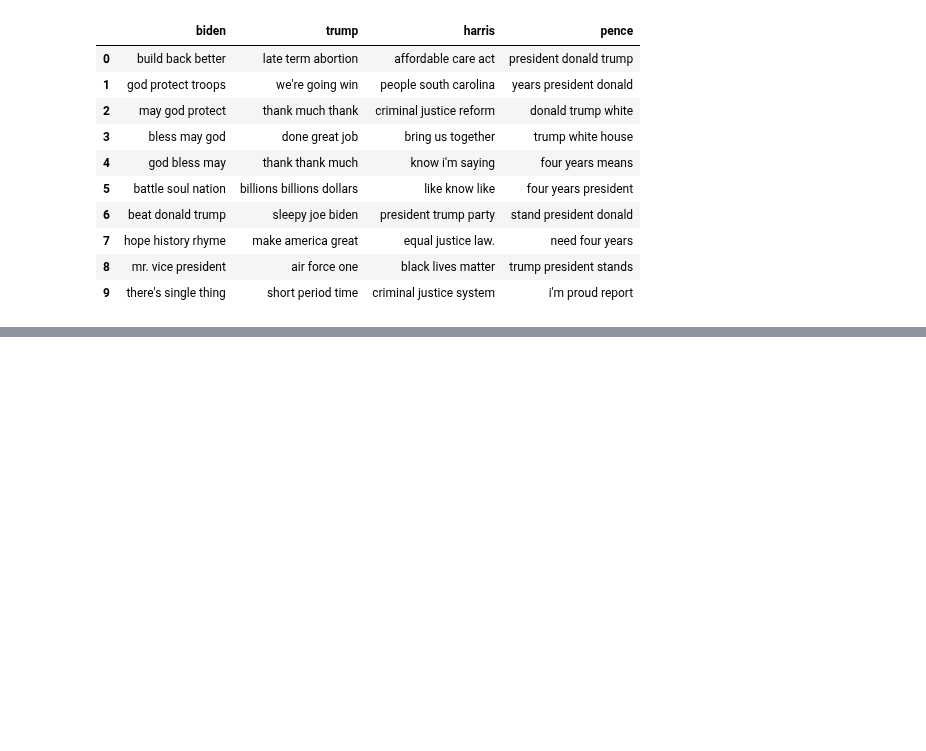
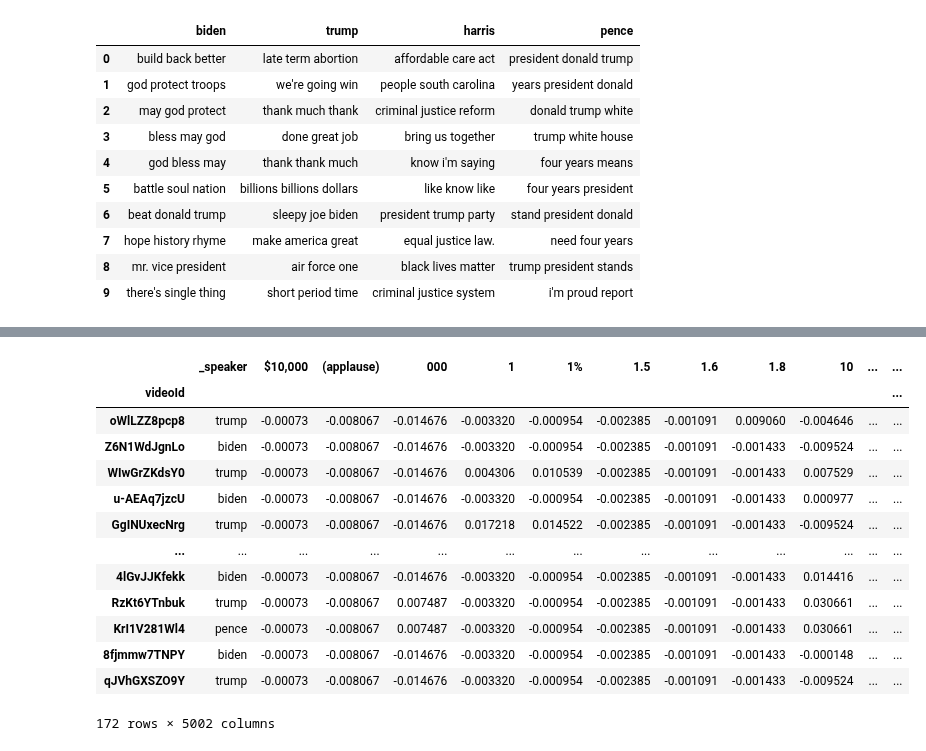
Before and after one commit to kfinity/capstone-speeches, a Jupyter notebook: top_tfidf_with_ngrams.ipynb, the cells around one changed output, grey strips where cells are left out. Drawn from its saved outputs; the diff is of its cells as text; code cells hidden in the pictures; blank space fills up the shorter version.

```diff
--- a/top_tfidf_with_ngrams.ipynb
+++ b/top_tfidf_with_ngrams.ipynb
@@ -696,0 +740,20 @@ top10
+# %%
+tfidf_df = tfidf_df.reset_index().set_index('videoId')
+tfidf_df['vdate'] = tfidf_df.apply(lambda x: bow.loc[x.name].date, 1)
+# %%
+tfidf_df
+# %% [output]
+|  | _speaker | $10,000 | (applause) | 000 | 1 | 1% | 1.5 | 1.6 | 1.8 | 10 | ... | ... |
+| videoId |  |  |  |  |  |  |  |  |  |  |  | ... |
+| oWlLZZ8pcp8 | trump | -0.00073 | -0.008067 | -0.014676 | -0.003320 | -0.000954 | -0.002385 | -0.001091 | 0.009060 | -0.004646 | ... | ... |
+| Z6N1WdJgnLo | biden | -0.00073 | -0.008067 | -0.014676 | -0.003320 | -0.000954 | -0.002385 | -0.001091 | -0.001433 | -0.009524 | ... | ... |
+| WIwGrZKdsY0 | trump | -0.00073 | -0.008067 | -0.014676 | 0.004306 | 0.010539 | -0.002385 | -0.001091 | -0.001433 | 0.007529 | ... | ... |
+| u-AEAq7jzcU | biden | -0.00073 | -0.008067 | -0.014676 | -0.003320 | -0.000954 | -0.002385 | -0.001091 | -0.001433 | 0.000977 | ... | ... |
+| GgINUxecNrg | trump | -0.00073 | -0.008067 | -0.014676 | 0.017218 | 0.014522 | -0.002385 | -0.001091 | -0.001433 | -0.009524 | ... | ... |
+| ... | ... | ... | ... | ... | ... | ... | ... | ... | ... | ... | ... | ... |
+| 4lGvJJKfekk | biden | -0.00073 | -0.008067 | -0.014676 | -0.003320 | -0.000954 | -0.002385 | -0.001091 | -0.001433 | 0.014416 | ... | ... |
+| RzKt6YTnbuk | trump | -0.00073 | -0.008067 | 0.007487 | -0.003320 | -0.000954 | -0.002385 | -0.001091 | -0.001433 | 0.030661 | ... | ... |
+| KrI1V281Wl4 | pence | -0.00073 | -0.008067 | 0.007487 | -0.003320 | -0.000954 | -0.002385 | -0.001091 | -0.001433 | 0.030661 | ... | ... |
+| 8fjmmw7TNPY | biden | -0.00073 | -0.008067 | -0.014676 | -0.003320 | -0.000954 | -0.002385 | -0.001091 | -0.001433 | -0.000148 | ... | ... |
+| qJVhGXSZO9Y | trump | -0.00073 | -0.008067 | -0.014676 | -0.003320 | -0.000954 | -0.002385 | -0.001091 | -0.001433 | -0.009524 | ... | ... |
+172 rows × 5002 columns
```
Also changed, not shown: parts of 11 cells of this notebook, 7 other files.
